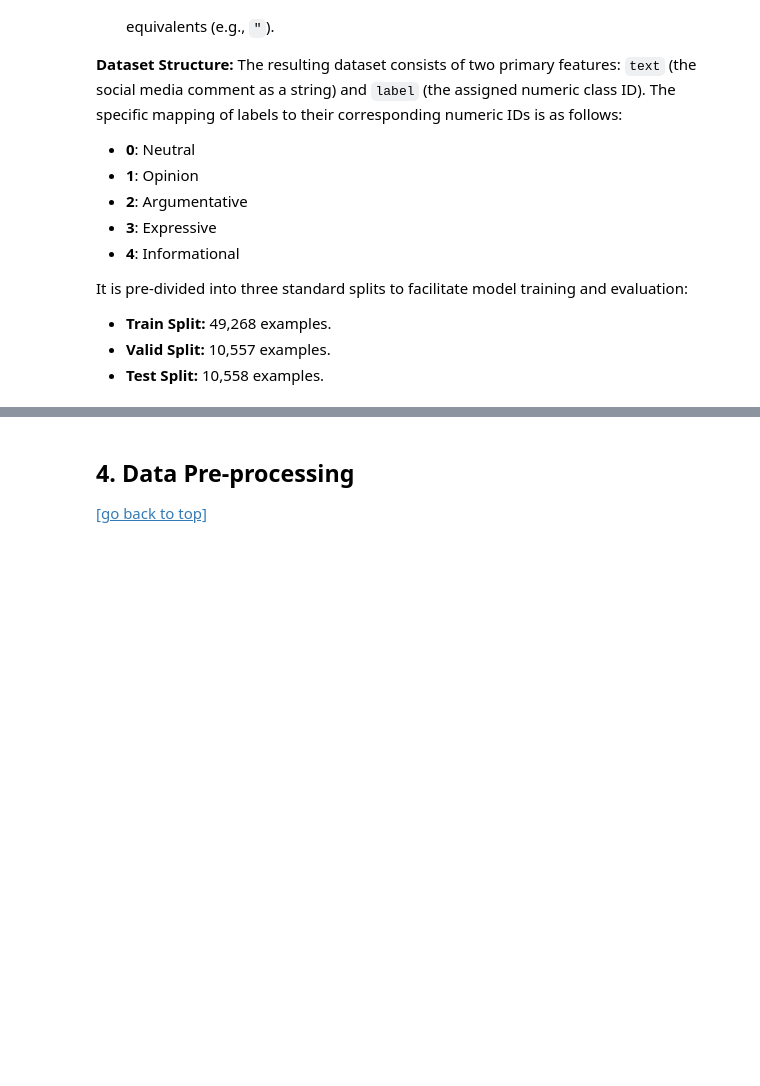
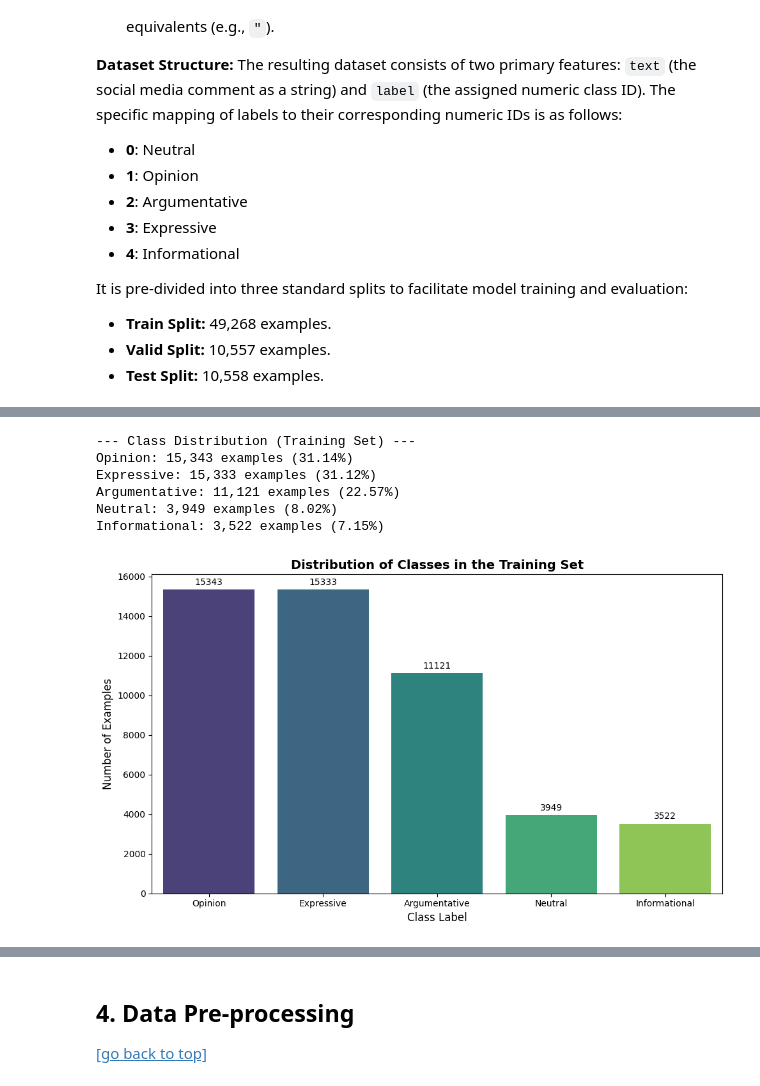
Before and after one commit to antonioromao03/PLN-Text_Classification, a Jupyter notebook: text_classification.ipynb, the cells around one changed output, grey strips where cells are left out. Cells and saved outputs as stored; diff of their text form; code cells hidden in the pictures; blank space fills up the shorter version.

```diff
--- a/text_classification.ipynb
+++ b/text_classification.ipynb
@@ -128,0 +210,52 @@ It is pre-divided into three standard splits to facilitate model training and ev
+# %%
+import matplotlib.pyplot as plt
+import seaborn as sns
+
+# 1. Map numeric IDs to label names based on the dataset card
+id2label = {
+    0: 'Neutral',
+    1: 'Opinion',
+    2: 'Argumentative',
+    3: 'Expressive',
+    4: 'Informational'
+}
+
+# Create a readable label column for EDA
+df_train['label_name'] = df_train['label'].map(id2label)
+
+# 2. Calculate counts and percentages
+class_counts = df_train['label_name'].value_counts()
+class_percentages = df_train['label_name'].value_counts(normalize=True) * 100
+
+print("--- Class Distribution (Training Set) ---")
+for label, count in class_counts.items():
+    print(f"{label}: {count:,} examples ({class_percentages[label]:.2f}%)")
+
+# 3. Visualize the distribution
+plt.figure(figsize=(10, 6))
+# Using seaborn for a clean, professional bar chart
+ax = sns.barplot(x=class_counts.index, y=class_counts.values, hue=class_counts.index, palette='viridis', legend=False)
+
+plt.title('Distribution of Classes in the Training Set', fontsize=14, fontweight='bold')
+plt.xlabel('Class Label', fontsize=12)
+plt.ylabel('Number of Examples', fontsize=12)
+
+# Add count annotations on top of the bars for clarity
+for p in ax.patches:
+    ax.annotate(format(p.get_height(), '.0f'),
+                (p.get_x() + p.get_width() / 2., p.get_height()),
+                ha = 'center', va = 'center',
+                xytext = (0, 8),
+                textcoords = 'offset points')
+
+# Clean up layout
+plt.tight_layout()
+plt.show()
+# %% [output]
+--- Class Distribution (Training Set) ---
+Opinion: 15,343 examples (31.14%)
+Expressive: 15,333 examples (31.12%)
+Argumentative: 11,121 examples (22.57%)
+Neutral: 3,949 examples (8.02%)
+Informational: 3,522 examples (7.15%)
+[figure, added]
```
Also changed, not shown: parts of 24 cells of this notebook.
